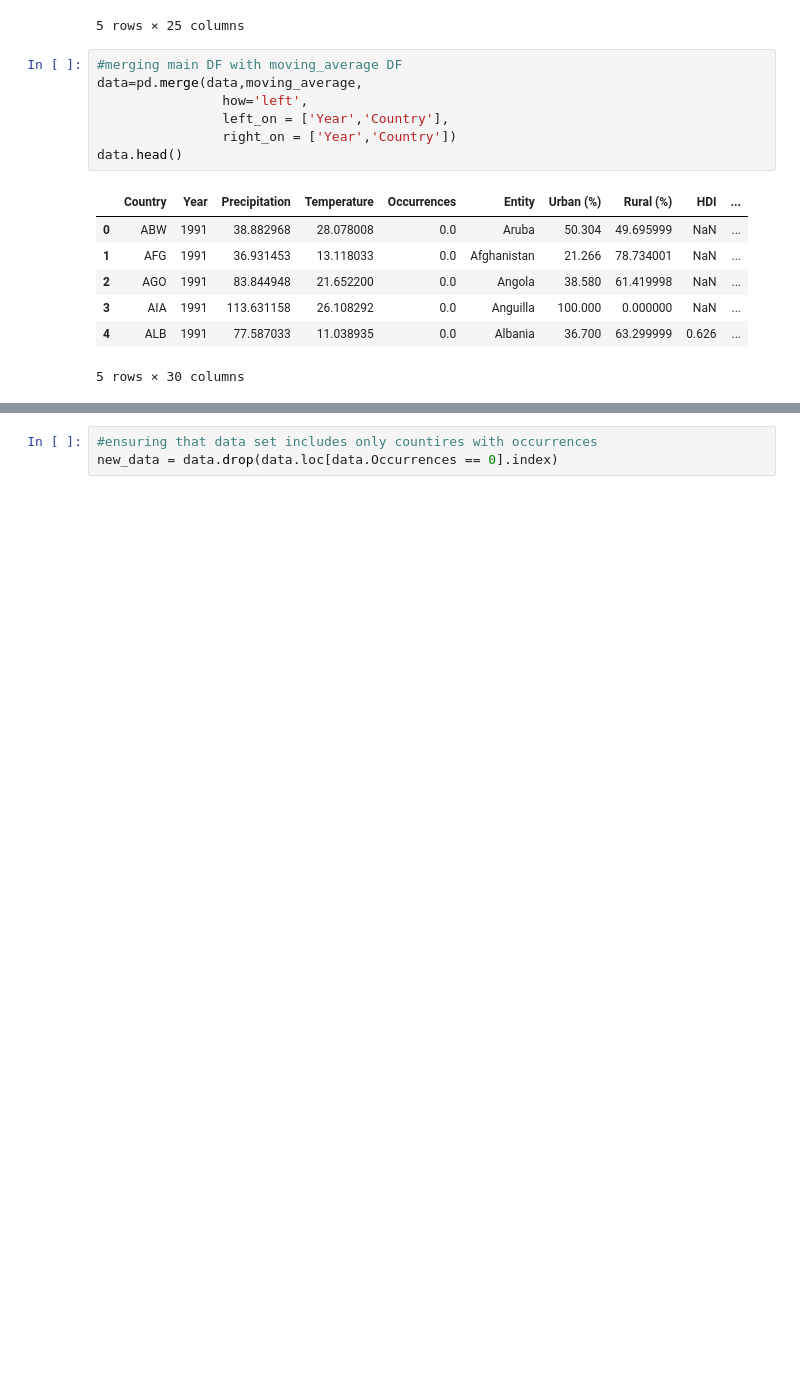
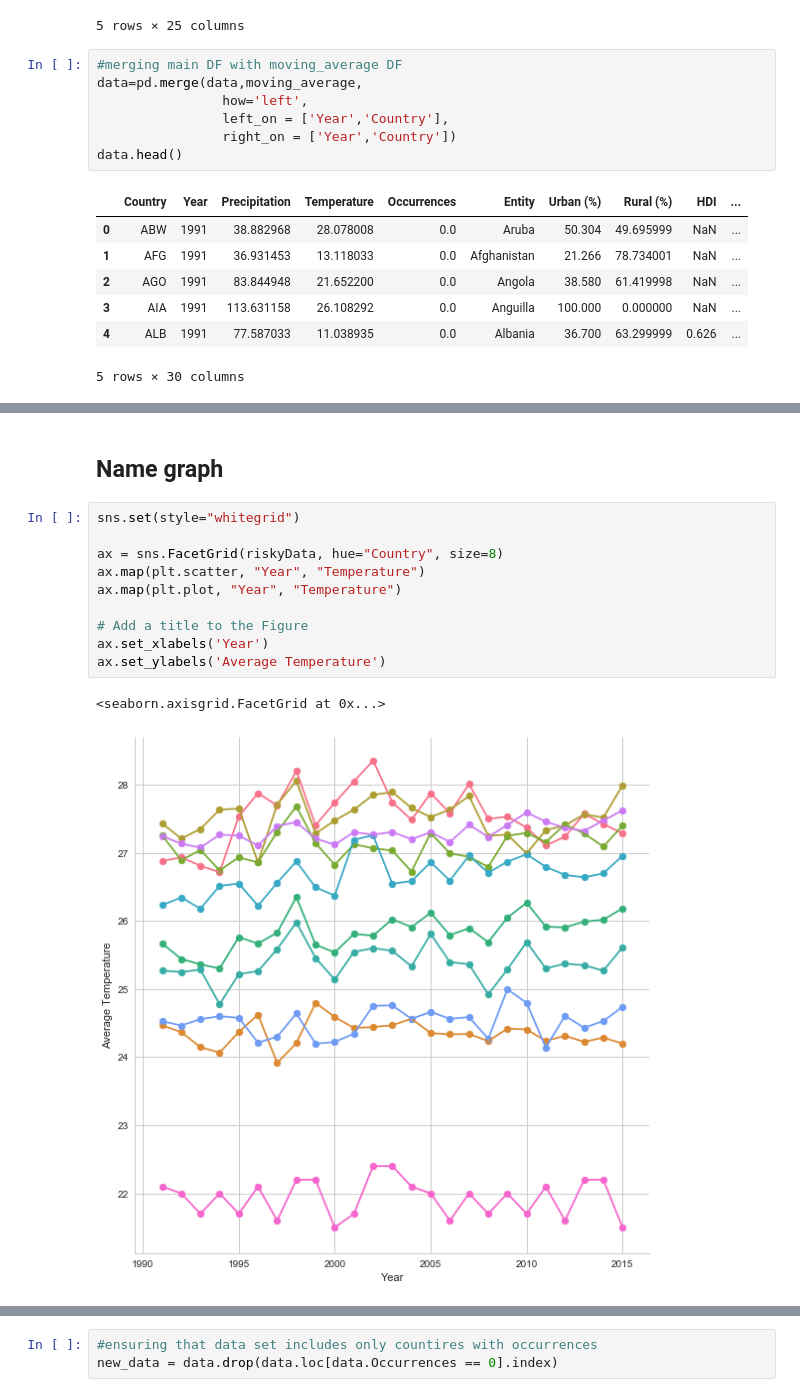
Before and after one commit to QuirkyDataScientist1978/project_dengue_fever, a Jupyter notebook: Final_Project_IP.ipynb, the cells around one changed output, grey strips where cells are left out. Cells and saved outputs as stored; diff of their text form; blank space fills up the shorter version.

```diff
--- a/Final_Project_IP.ipynb
+++ b/Final_Project_IP.ipynb
@@ -1317,0 +1470,15 @@ data.head()
+# %% [markdown]
+## Name graph
+# %%
+sns.set(style="whitegrid")
+
+ax = sns.FacetGrid(riskyData, hue="Country", size=8)
+ax.map(plt.scatter, "Year", "Temperature")
+ax.map(plt.plot, "Year", "Temperature")
+
+# Add a title to the Figure
+ax.set_xlabels('Year')
+ax.set_ylabels('Average Temperature')
+# %% [output]
+<seaborn.axisgrid.FacetGrid at 0x...>
+[figure, added]
```
Also changed, not shown: parts of 28 cells of this notebook, 1 other file.
